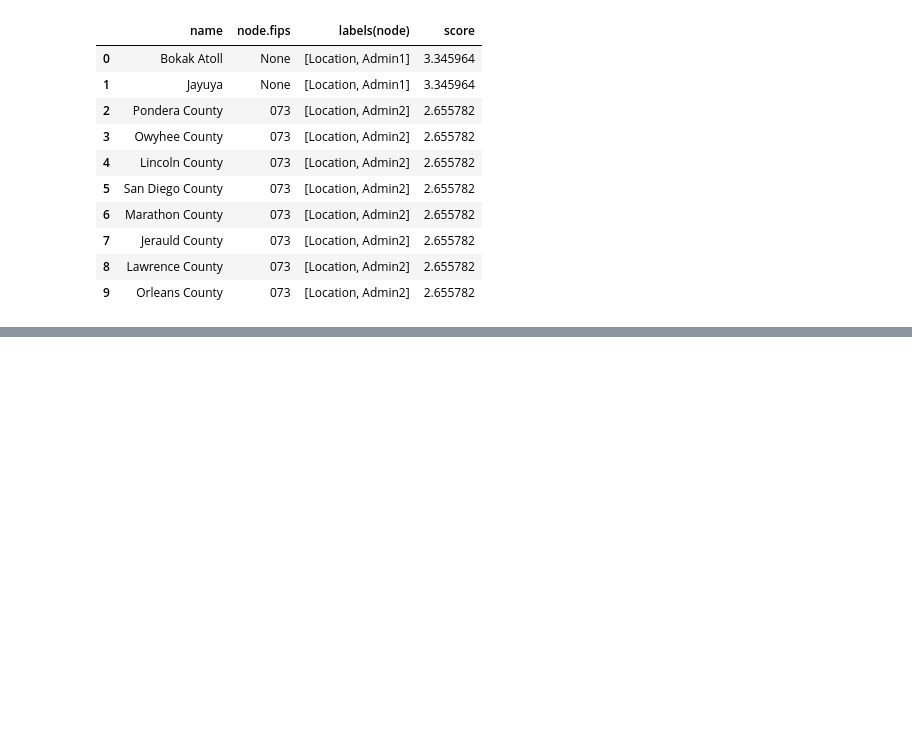
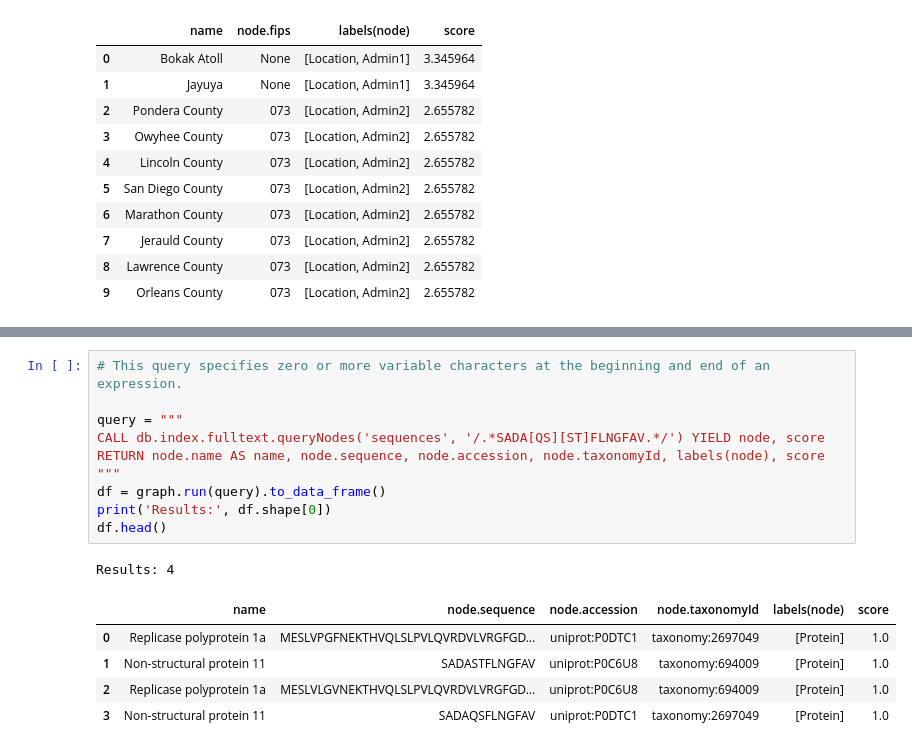
Before and after one commit to covid-19-net/covid-19-community, a Jupyter notebook: notebooks/queries/FulltextQuery.ipynb, the cells around one changed output, grey strips where cells are left out. Drawn from its saved outputs; the diff is of its cells as text; blank space fills up the shorter version.

```diff
--- a/notebooks/queries/FulltextQuery.ipynb
+++ b/notebooks/queries/FulltextQuery.ipynb
@@ -309,0 +429,17 @@ Results: 35
+# %%
+# This query specifies zero or more variable characters at the beginning and end of an expression.
+
+query = """
+CALL db.index.fulltext.queryNodes('sequences', '/.*SADA[QS][ST]FLNGFAV.*/') YIELD node, score
+RETURN node.name AS name, node.sequence, node.accession, node.taxonomyId, labels(node), score
+"""
+df = graph.run(query).to_data_frame()
+print('Results:', df.shape[0])
+df.head()
+# %% [output]
+Results: 4
+|  | name | node.sequence | node.accession | node.taxonomyId | labels(node) | score |
+| 0 | Replicase polyprotein 1a | MESLVPGFNEKTHVQLSLPVLQVRDVLVRGFGD... | uniprot:P0DTC1 | taxonomy:2697049 | [Protein] | 1.0 |
+| 1 | Non-structural protein 11 | SADASTFLNGFAV | uniprot:P0C6U8 | taxonomy:694009 | [Protein] | 1.0 |
+| 2 | Replicase polyprotein 1a | MESLVLGVNEKTHVQLSLPVLQVRDVLVRGFGD... | uniprot:P0C6U8 | taxonomy:694009 | [Protein] | 1.0 |
+| 3 | Non-structural protein 11 | SADAQSFLNGFAV | uniprot:P0DTC1 | taxonomy:2697049 | [Protein] | 1.0 |
```
Also changed, not shown: parts of 33 cells of this notebook.
